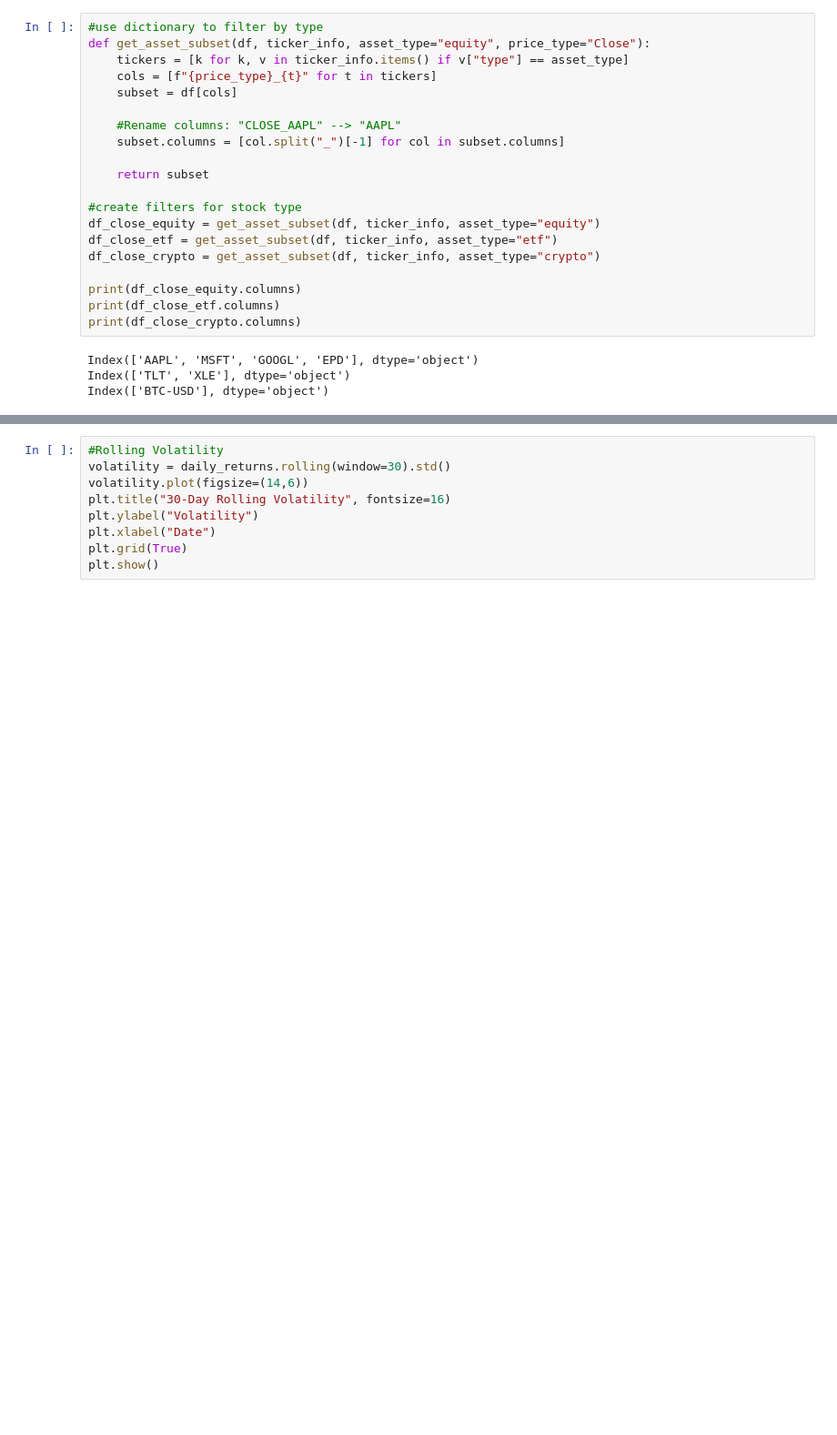
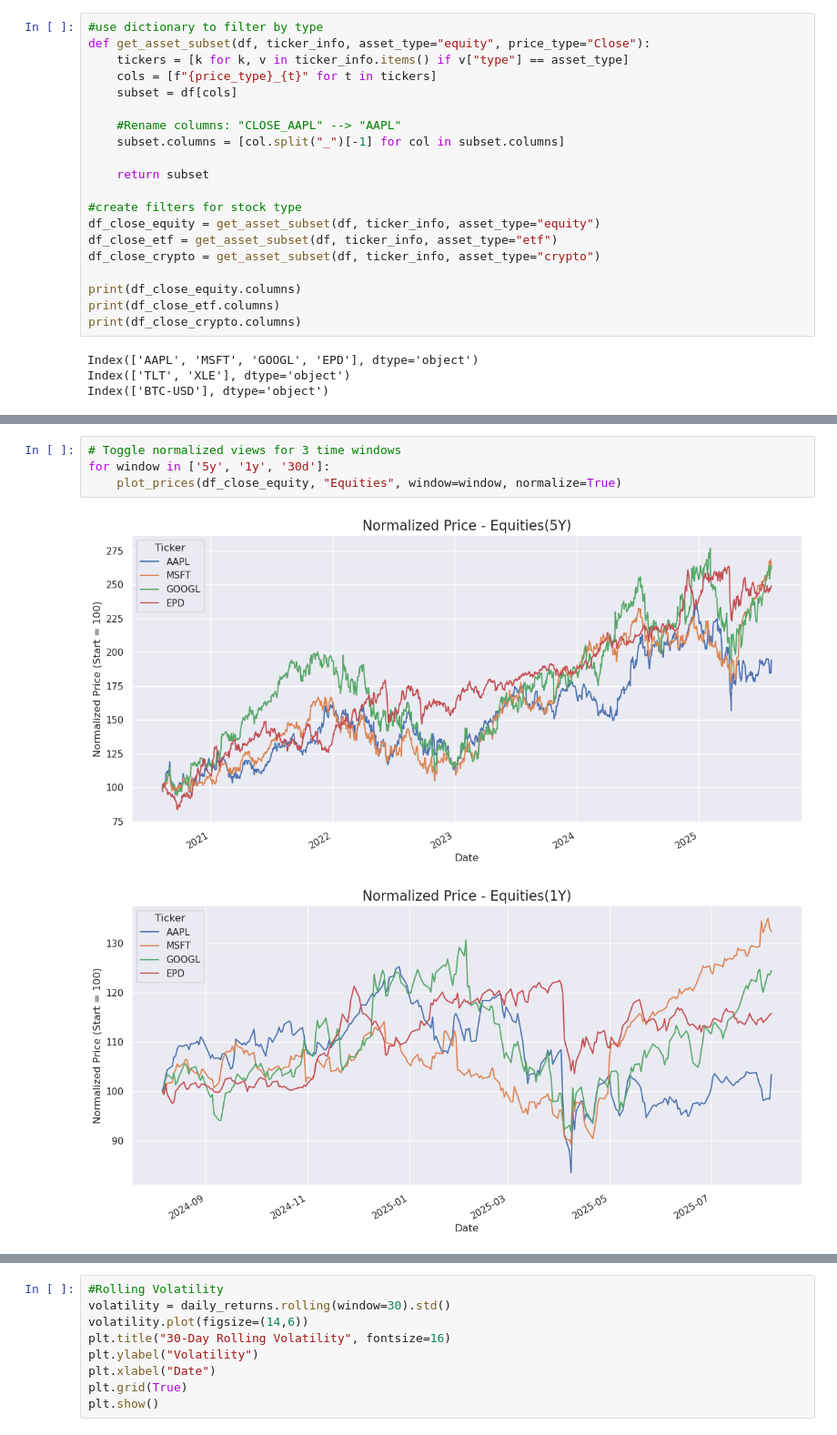
Before and after one commit to allanac/portfolio-risk-simulator, a Jupyter notebook: notebooks/02_eda_exploration.ipynb, the cells around one changed output, grey strips where cells are left out. Shown at 91% size. Cells and saved outputs as stored; diff of their text form; blank space fills up the shorter version.

```diff
--- a/notebooks/02_eda_exploration.ipynb
+++ b/notebooks/02_eda_exploration.ipynb
@@ -101,0 +166,7 @@ plt.show()
+# %%
+# Toggle normalized views for 3 time windows
+for window in ['5y', '1y', '30d']:
+    plot_prices(df_close_equity, "Equities", window=window, normalize=True)
+# %% [output]
+[figure, added]
+[figure, added]
```
Also changed, not shown: parts of 13 cells of this notebook, 1 other file.
